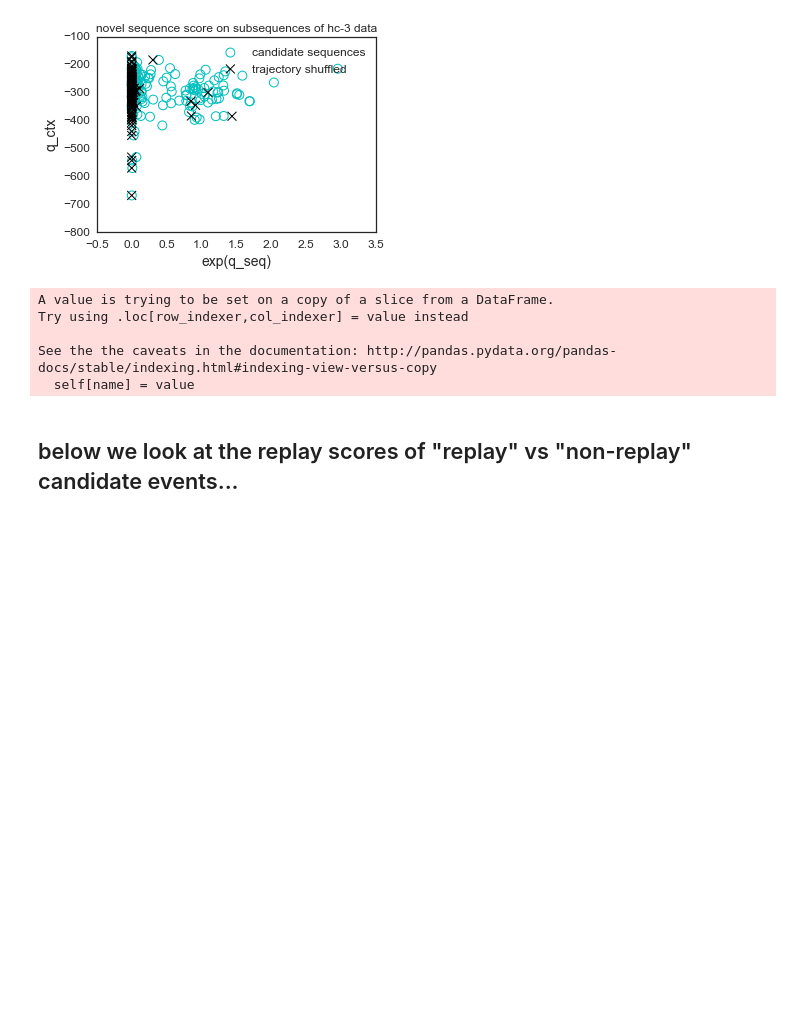
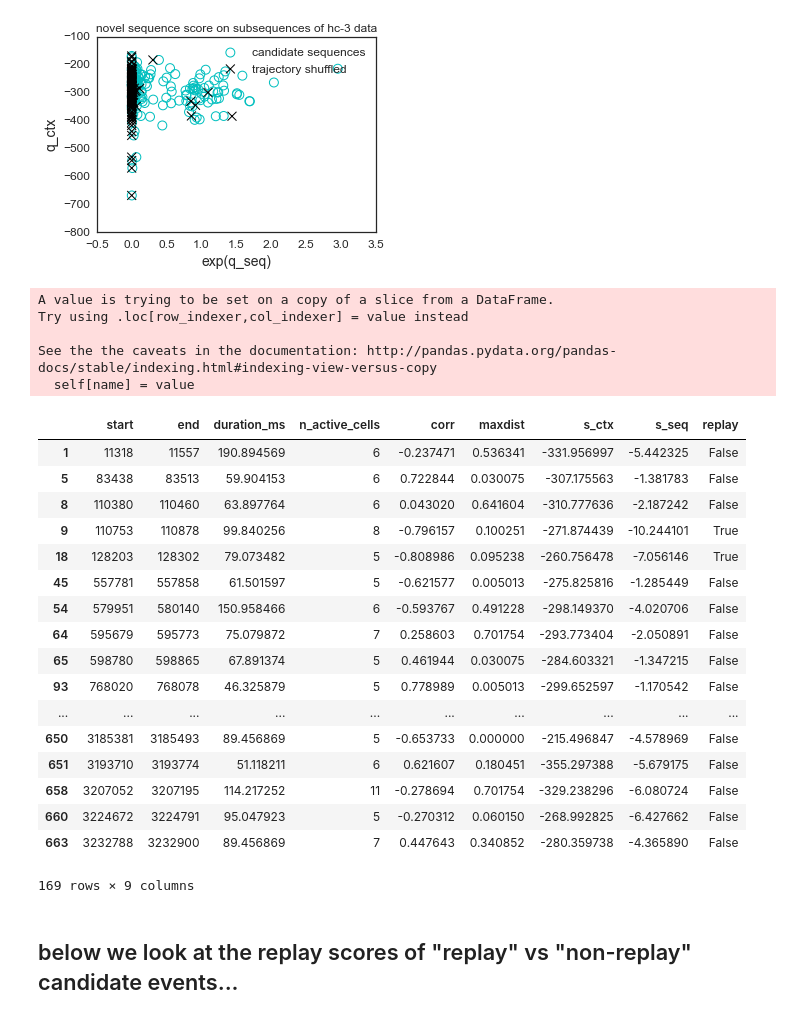
Before and after one commit to eackermann/hc-3, a Jupyter notebook: corr-analysis.ipynb, the cells around one changed output. Cells and saved outputs as stored; diff of their text form; code cells hidden in the pictures; blank space fills up the shorter version.

```diff
--- a/corr-analysis.ipynb
+++ b/corr-analysis.ipynb
@@ -1272,6 +1272,27 @@ Try using .loc[row_indexer,col_indexer] = value instead
 
 See the the caveats in the documentation: http://pandas.pydata.org/pandas-docs/stable/indexing.html#indexing-view-versus-copy
   self[name] = value
+# %%
+SWR_cand_events
+# %% [output]
+|  | start | end | duration_ms | n_active_cells | corr | maxdist | s_ctx | s_seq | replay |
+| 1 | 11318 | 11557 | 190.894569 | 6 | -0.237471 | 0.536341 | -331.956997 | -5.442325 | False |
+| 5 | 83438 | 83513 | 59.904153 | 6 | 0.722844 | 0.030075 | -307.175563 | -1.381783 | False |
+| 8 | 110380 | 110460 | 63.897764 | 6 | 0.043020 | 0.641604 | -310.777636 | -2.187242 | False |
+| 9 | 110753 | 110878 | 99.840256 | 8 | -0.796157 | 0.100251 | -271.874439 | -10.244101 | True |
+| 18 | 128203 | 128302 | 79.073482 | 5 | -0.808986 | 0.095238 | -260.756478 | -7.056146 | True |
+| 45 | 557781 | 557858 | 61.501597 | 5 | -0.621577 | 0.005013 | -275.825816 | -1.285449 | False |
+| 54 | 579951 | 580140 | 150.958466 | 6 | -0.593767 | 0.491228 | -298.149370 | -4.020706 | False |
+| 64 | 595679 | 595773 | 75.079872 | 7 | 0.258603 | 0.701754 | -293.773404 | -2.050891 | False |
+| 65 | 598780 | 598865 | 67.891374 | 5 | 0.461944 | 0.030075 | -284.603321 | -1.347215 | False |
+| 93 | 768020 | 768078 | 46.325879 | 5 | 0.778989 | 0.005013 | -299.652597 | -1.170542 | False |
+| ... | ... | ... | ... | ... | ... | ... | ... | ... | ... |
+| 650 | 3185381 | 3185493 | 89.456869 | 5 | -0.653733 | 0.000000 | -215.496847 | -4.578969 | False |
+| 651 | 3193710 | 3193774 | 51.118211 | 6 | 0.621607 | 0.180451 | -355.297388 | -5.679175 | False |
+| 658 | 3207052 | 3207195 | 114.217252 | 11 | -0.278694 | 0.701754 | -329.238296 | -6.080724 | False |
+| 660 | 3224672 | 3224791 | 95.047923 | 5 | -0.270312 | 0.060150 | -268.992825 | -6.427662 | False |
+| 663 | 3232788 | 3232900 | 89.456869 | 7 | 0.447643 | 0.340852 | -280.359738 | -4.365890 | False |
+169 rows × 9 columns
 # %% [markdown]
 ## below we look at the replay scores of "replay" vs "non-replay" candidate events...
 # %%
```
Also changed, not shown: parts of 3 cells of this notebook.
